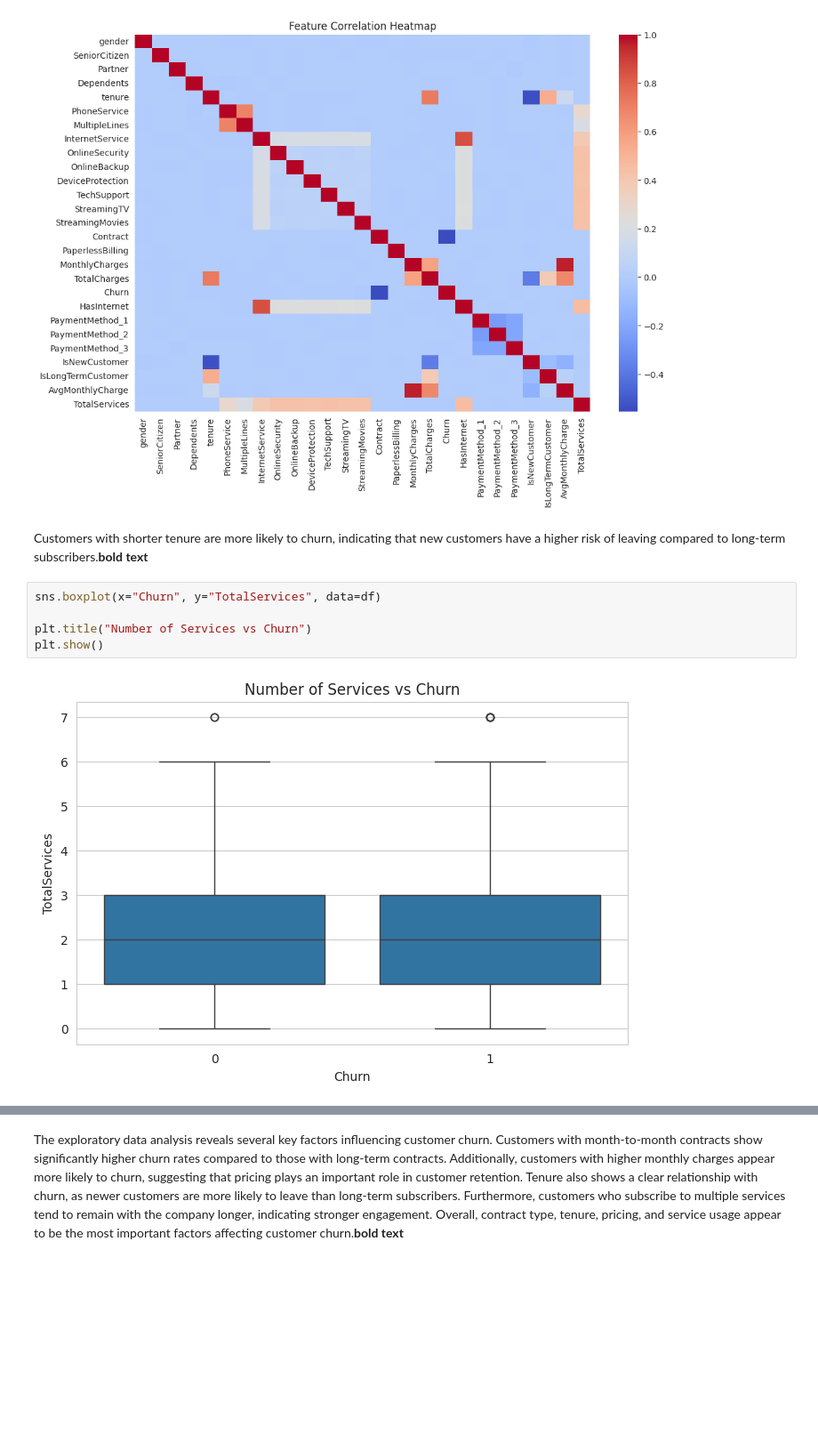
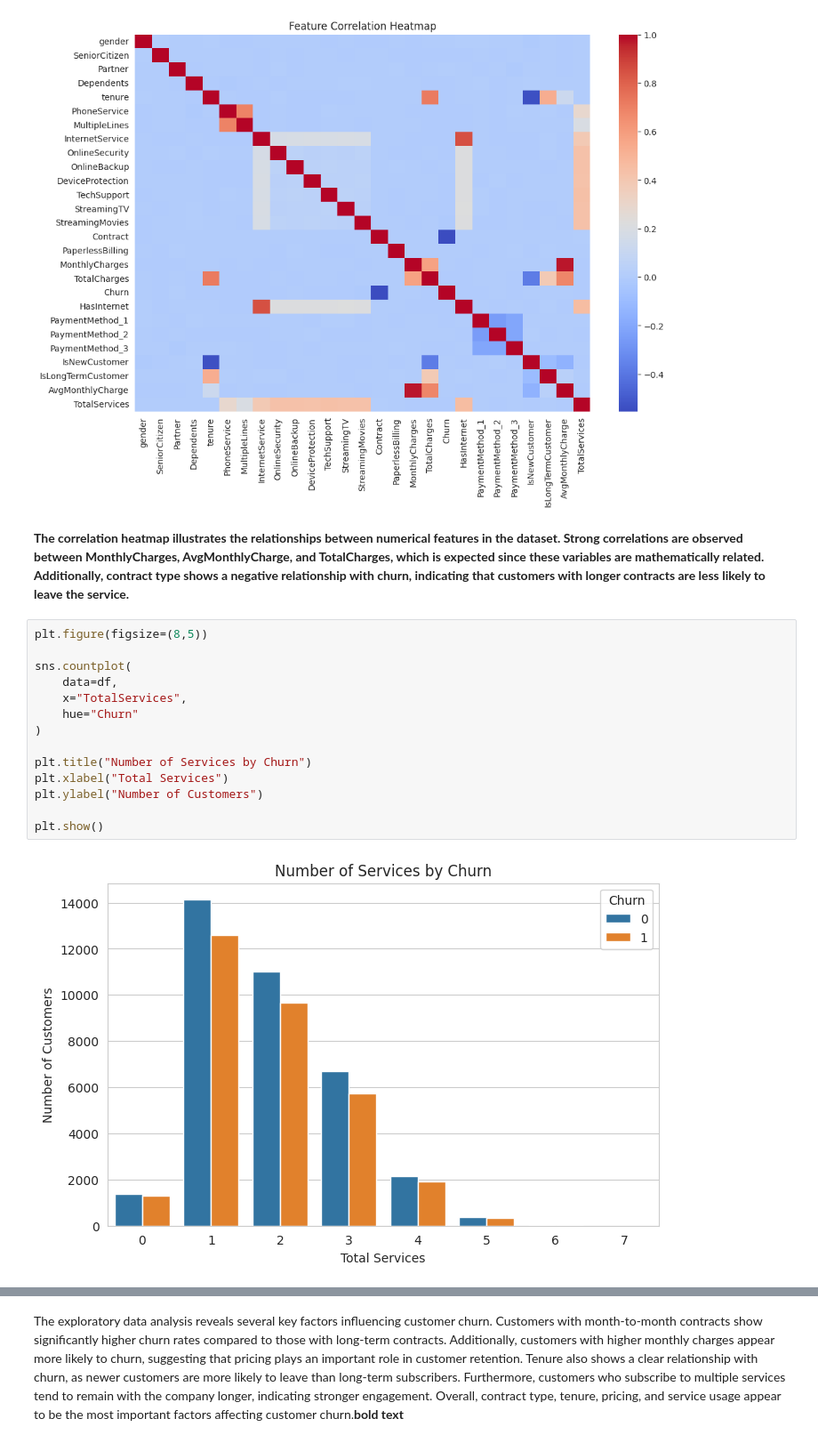
Before and after one commit to linda-bsharat/telco-customer-churn-prediction, a Jupyter notebook: notebooks/02_eda_and_visualization.ipynb, the cells around one changed output, grey strips where cells are left out. Shown at 89% size. Saved outputs shown, nothing was run; the diff lists cells and outputs as text; blank space fills up the shorter version.

```diff
--- a/notebooks/02_eda_and_visualization.ipynb
+++ b/notebooks/02_eda_and_visualization.ipynb
@@ -104,12 +154,21 @@ plt.title("Feature Correlation Heatmap")
 plt.show()
 # %% [output]
 [figure]
-# %% [markdown]
-Customers with shorter tenure are more likely to churn, indicating that new customers have a higher risk of leaving compared to long-term subscribers.**bold text**
-# %%
-sns.boxplot(x="Churn", y="TotalServices", data=df)
-
-plt.title("Number of Services vs Churn")
-plt.show()
-# %% [output]
-[figure, removed]
+# %% [markdown]
+**The correlation heatmap illustrates the relationships between numerical features in the dataset. Strong correlations are observed between MonthlyCharges, AvgMonthlyCharge, and TotalCharges, which is expected since these variables are mathematically related. Additionally, contract type shows a negative relationship with churn, indicating that customers with longer contracts are less likely to leave the service.**
+# %%
+plt.figure(figsize=(8,5))
+
+sns.countplot(
+    data=df,
+    x="TotalServices",
+    hue="Churn"
+)
+
+plt.title("Number of Services by Churn")
+plt.xlabel("Total Services")
+plt.ylabel("Number of Customers")
+
+plt.show()
+# %% [output]
+[figure, added]
```
Also changed, not shown: parts of 27 cells of this notebook.
